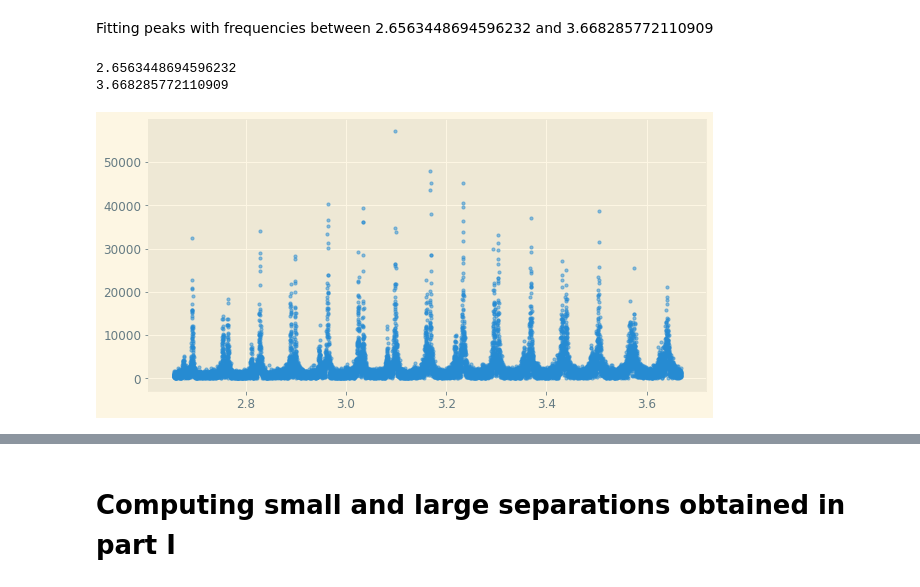
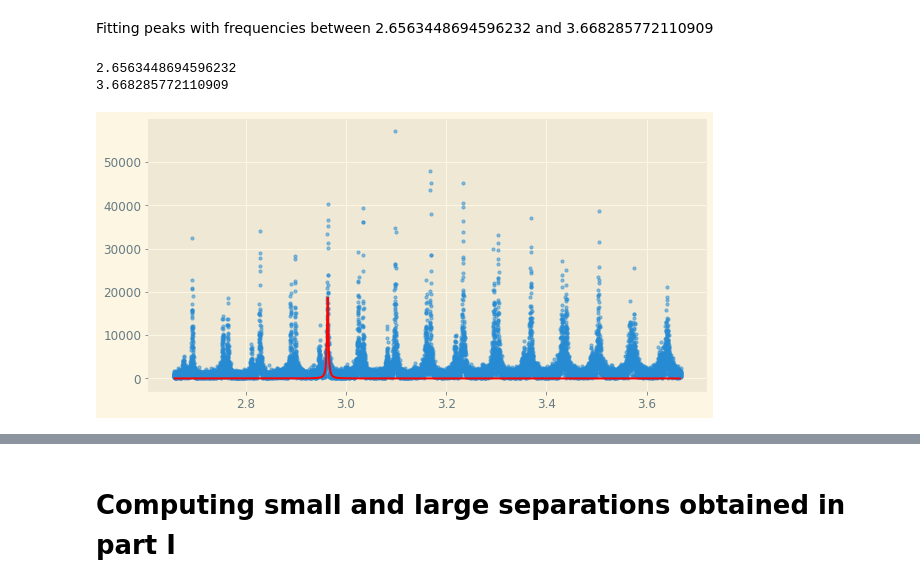
Before and after one commit to rita-png/astrophysics-laboratory, a Jupyter notebook: Sun.ipynb, the cells around one changed output, grey strips where cells are left out. Saved outputs shown, nothing was run; the diff lists cells and outputs as text; code cells hidden in the pictures.

```diff
--- a/Sun.ipynb
+++ b/Sun.ipynb
@@ -91,9 +107,16 @@ plt_x = np.linspace(0, 182, 790560)
 print(plt_x)
 print(len(plt_x))
 
+"""c = np.full(len(plt_x), 1)
+print(c)"""
 
 
-plt.plot(plt_x, data[0])
+with plt.style.context('fivethirtyeight'):
+    #plt.scatter(plt_x, data[0], linewidth=1,cmap = 'Blues', alpha=0.4,s=5,c=plt_x)
+    plt.rcParams.update({'font.size': 12})
+    plt.rcParams["figure.figsize"] = (10,5)
+    plt.scatter(plt_x, data[0], cmap = 'Blues', alpha=0.8,s=1)
+    plt.plot(plt_x, data[0], linewidth=0.1, alpha=0.8)
 
 plt.ylabel('some numbers')
 plt.show()
@@ -185,6 +206,11 @@ First fit attempt
 import math
 from scipy.optimize import curve_fit
 
-def lorentz(x, cst, x0):
-    y = 1/math.pi*(cst/2)/((x-x0)**2+(cst/2)**2)
+def lorentz(x, A, sigma, x0):
+    cst = 0.00001
+    y = A/math.pi*(sigma)/((x-x0)**2+(sigma)**2)
     return y
+
+def gauss(x, A, B):
+    y = A*np.exp(-1*B*x**2)
+    return y
@@ -271,15 +251,24 @@ plt.rcParams["figure.figsize"] = (10,5)
 # %%
 print(frequencies[42000])
 print(frequencies[58000])
 
 xdata = frequencies[42000:58000]
 ydata  = abs(fourierTransform)[42000:58000]
 with plt.style.context('Solarize_Light2'):
     plt.scatter(xdata, ydata, label='data', s=10, alpha=0.5)
 
+#fit 1
+guess1 = [200, 0.0002, 2.96358]
+
+pars1, cov1 = curve_fit(lorentz, xdata, ydata, p0=guess1, maxfev=5000)
+fit_y = lorentz(xdata, pars1[0],pars1[1], pars1[2])
+
+with plt.style.context('Solarize_Light2'):
+    plt.plot(xdata, fit_y, '-', label='fit',color='red')
+
 
 plt.show()
 # %% [output]
 2.6563448694596232
 3.668285772110909
-[figure, old version]
+[figure, new version]
```
Also changed, not shown: parts of 33 cells of this notebook.
